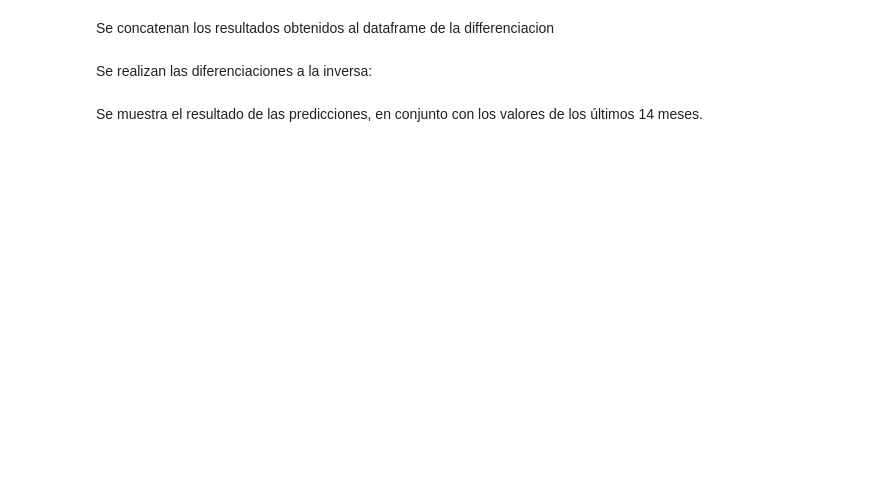
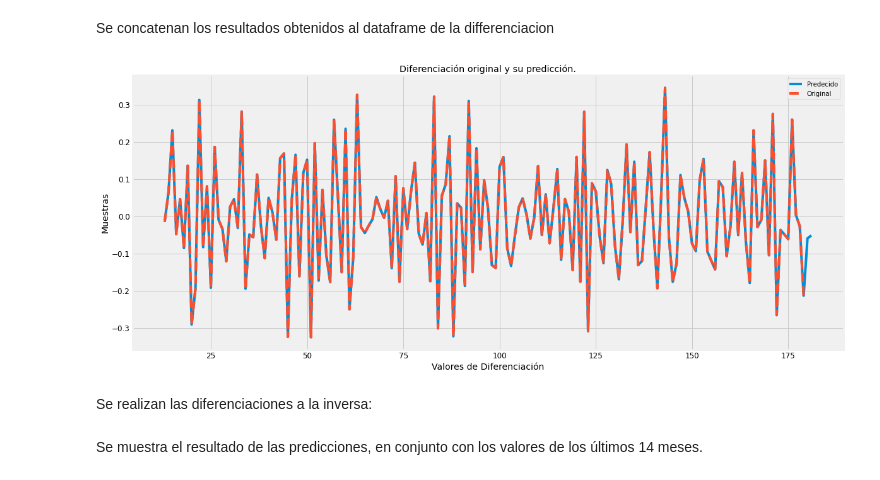
Before and after one commit to DiegoPincheiraIb/EL5206_Assignments, a Jupyter notebook: Lab_Vinos_Final.ipynb, the cells around one changed output. Saved outputs shown, nothing was run; the diff lists cells and outputs as text; code cells hidden in the pictures; blank space fills up the shorter version.

```diff
--- a/Lab_Vinos_Final.ipynb
+++ b/Lab_Vinos_Final.ipynb
@@ -625,8 +643,14 @@ Se concatenan los resultados obtenidos al dataframe de la differenciacion
 # %%
 new_diff = np.concatenate((Diff_2_Fortified, testPredict[-2:,0]))
 plt.plot(new_diff)
-plt.plot(Diff_2_Fortified.values)
+plt.plot(Diff_2_Fortified.values,ls='dashed',c='C1')
+plt.legend(('Predecido','Original'))
+plt.title('Diferenciación original y su predicción.')
+plt.xlabel('Valores de Diferenciación')
+plt.ylabel('Muestras')
 plt.show()
+# %% [output]
+[figure, added]
 # %% [markdown]
 Se realizan las diferenciaciones a la inversa:
 # %%
```
Also changed, not shown: parts of 23 cells of this notebook.
